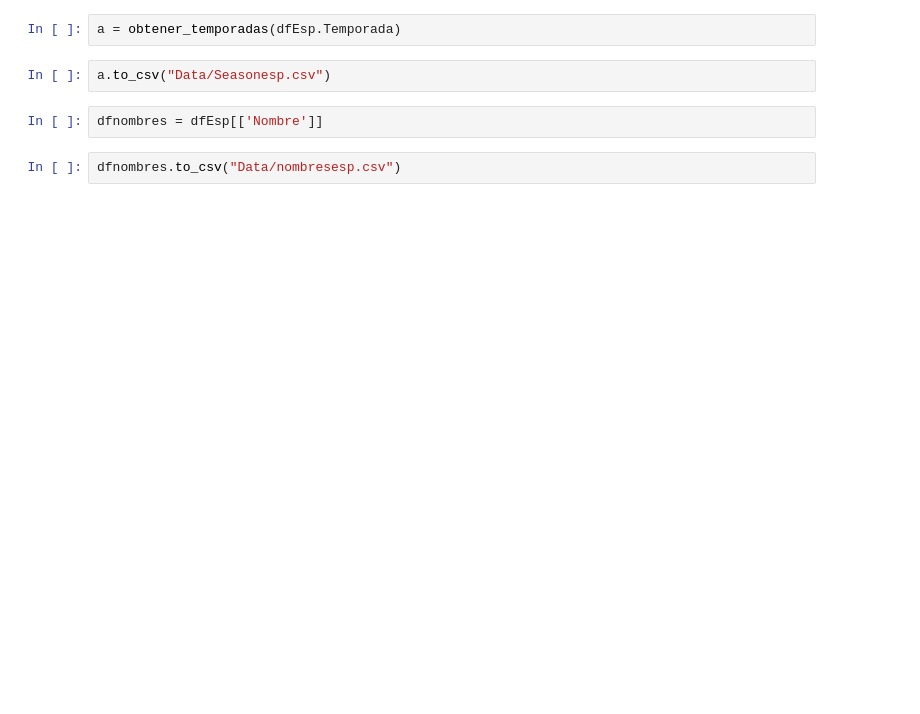
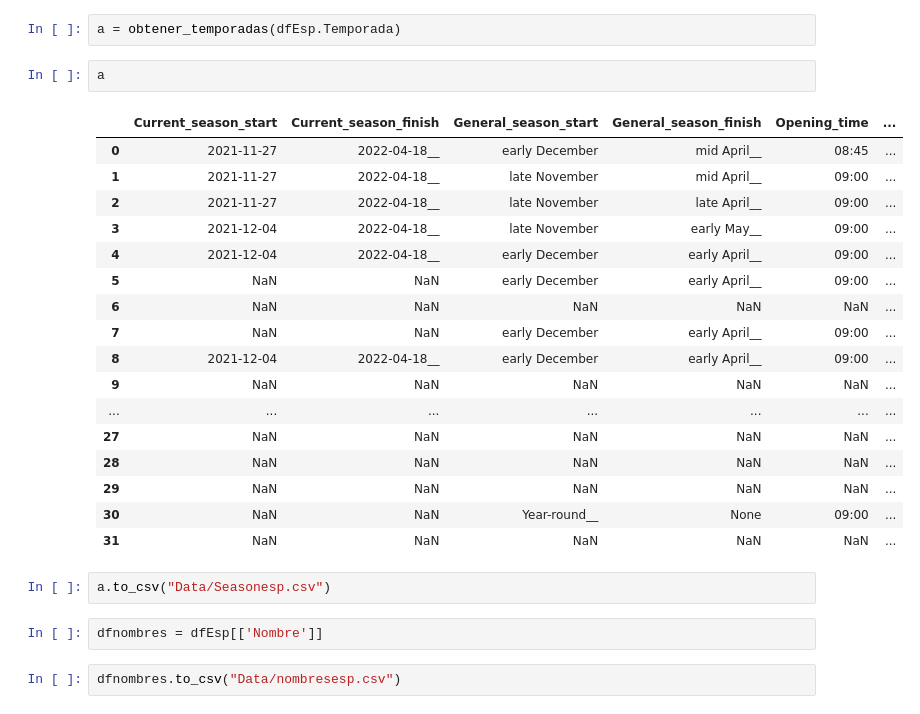
Before and after one commit to jaimecabanyes/GoRiding-, a Jupyter notebook: Estaciones España.ipynb, the cells around one changed output. Drawn from its saved outputs; the diff is of its cells as text; blank space fills up the shorter version.

```diff
--- a/Estaciones España.ipynb
+++ b/Estaciones España.ipynb
@@ -283,5 +387,25 @@ len(dftemporada.Temporada.unique())
 # %%
 a = obtener_temporadas(dfEsp.Temporada)
+# %%
+a
+# %% [output]
+|  | Current_season_start | Current_season_finish | General_season_start | General_season_finish | Opening_time | ... |
+| 0 | 2021-11-27 | 2022-04-18__ | early December | mid April__ | 08:45 | ... |
+| 1 | 2021-11-27 | 2022-04-18__ | late November | mid April__ | 09:00 | ... |
+| 2 | 2021-11-27 | 2022-04-18__ | late November | late April__ | 09:00 | ... |
+| 3 | 2021-12-04 | 2022-04-18__ | late November | early May__ | 09:00 | ... |
+| 4 | 2021-12-04 | 2022-04-18__ | early December | early April__ | 09:00 | ... |
+| 5 | NaN | NaN | early December | early April__ | 09:00 | ... |
+| 6 | NaN | NaN | NaN | NaN | NaN | ... |
+| 7 | NaN | NaN | early December | early April__ | 09:00 | ... |
+| 8 | 2021-12-04 | 2022-04-18__ | early December | early April__ | 09:00 | ... |
+| 9 | NaN | NaN | NaN | NaN | NaN | ... |
+| ... | ... | ... | ... | ... | ... | ... |
+| 27 | NaN | NaN | NaN | NaN | NaN | ... |
+| 28 | NaN | NaN | NaN | NaN | NaN | ... |
+| 29 | NaN | NaN | NaN | NaN | NaN | ... |
+| 30 | NaN | NaN | Year-round__ | None | 09:00 | ... |
+| 31 | NaN | NaN | NaN | NaN | NaN | ... |
 # %%
 a.to_csv("Data/Seasonesp.csv")
 # %%
```
Also changed, not shown: parts of 15 cells of this notebook.
